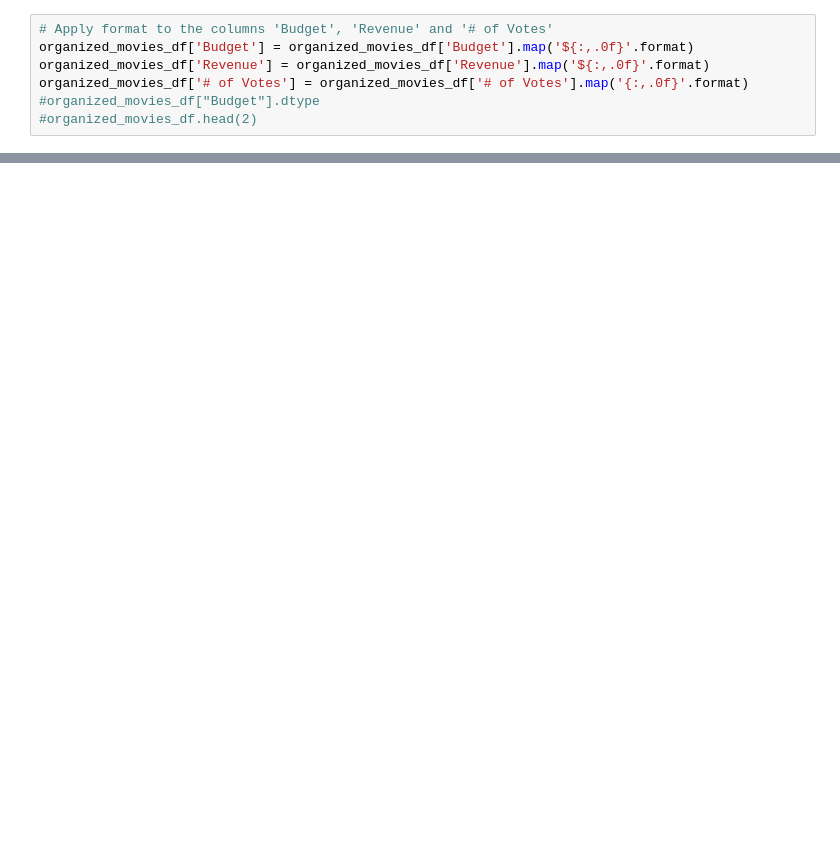
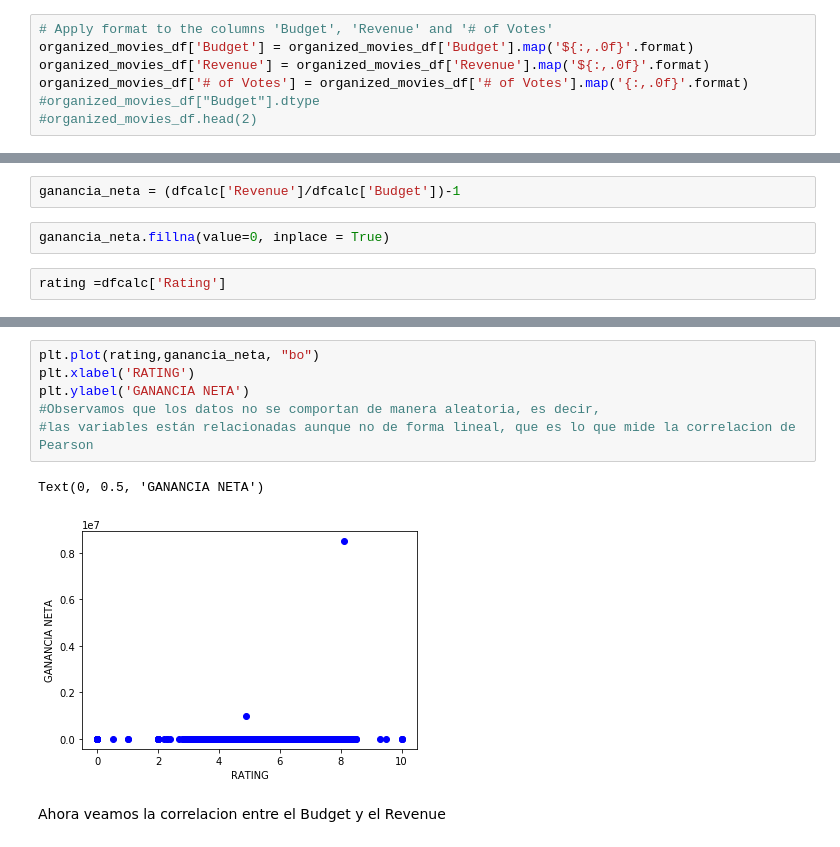
Before and after one commit to m-zurita/Project-1, a Jupyter notebook: Proyecto.ipynb, the cells around one changed output, grey strips where cells are left out. Saved outputs shown, nothing was run; the diff lists cells and outputs as text; blank space fills up the shorter version.

```diff
--- a/Proyecto.ipynb
+++ b/Proyecto.ipynb
@@ -336,0 +482,6 @@ organized_movies_df.head()
+# %%
+ganancia_neta = (dfcalc['Revenue']/dfcalc['Budget'])-1
+# %%
+ganancia_neta.fillna(value=0, inplace = True)
+# %%
+rating =dfcalc['Rating']
@@ -336,0 +500,11 @@ organized_movies_df.head()
+# %%
+plt.plot(rating,ganancia_neta, "bo")
+plt.xlabel('RATING')
+plt.ylabel('GANANCIA NETA')
+#Observamos que los datos no se comportan de manera aleatoria, es decir,
+#las variables están relacionadas aunque no de forma lineal, que es lo que mide la correlacion de Pearson
+# %% [output]
+Text(0, 0.5, 'GANANCIA NETA')
+[figure, added]
+# %% [markdown]
+Ahora veamos la correlacion entre el Budget y el Revenue
```
Also changed, not shown: parts of 15 cells of this notebook.
